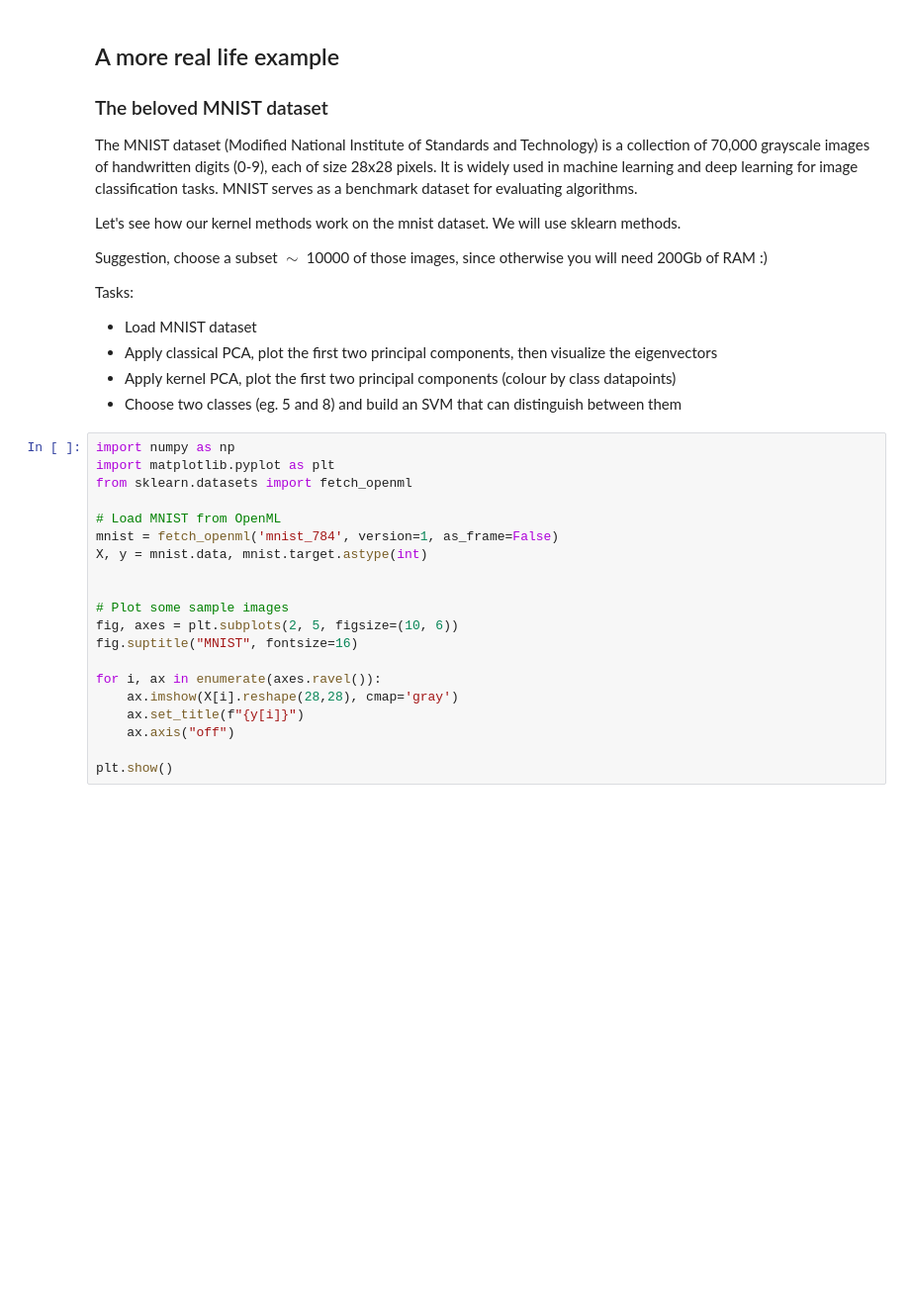
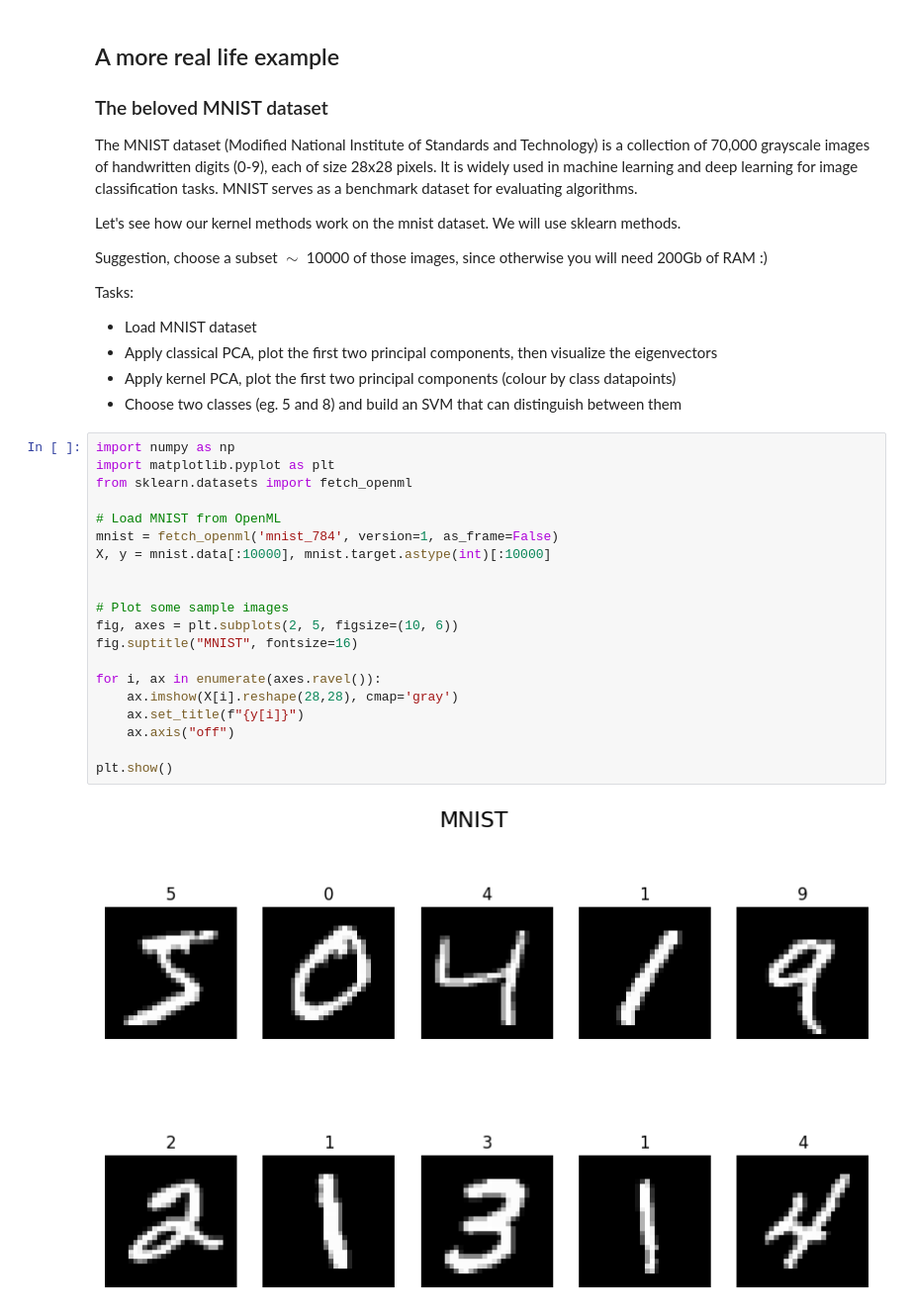
Before and after one commit to kiogre/Machine_learning_mod_A, a Jupyter notebook: notebooks/Lab-10.KernelPCA_KernelSVM.ipynb, the cells around one changed output. Shown at 99% size. Drawn from its saved outputs; the diff is of its cells as text; blank space fills up the shorter version.

```diff
--- a/notebooks/Lab-10.KernelPCA_KernelSVM.ipynb
+++ b/notebooks/Lab-10.KernelPCA_KernelSVM.ipynb
@@ -323,20 +323,22 @@ Tasks:
 # %%
 import numpy as np
 import matplotlib.pyplot as plt
 from sklearn.datasets import fetch_openml
 
 # Load MNIST from OpenML
 mnist = fetch_openml('mnist_784', version=1, as_frame=False)
-X, y = mnist.data, mnist.target.astype(int)
+X, y = mnist.data[:10000], mnist.target.astype(int)[:10000]
 
 
 # Plot some sample images
 fig, axes = plt.subplots(2, 5, figsize=(10, 6))
 fig.suptitle("MNIST", fontsize=16)
 
 for i, ax in enumerate(axes.ravel()):
     ax.imshow(X[i].reshape(28,28), cmap='gray')
     ax.set_title(f"{y[i]}")
     ax.axis("off")
 
 plt.show()
+# %% [output]
+[figure, added]
```
Also changed, not shown: parts of 4 cells of this notebook.
